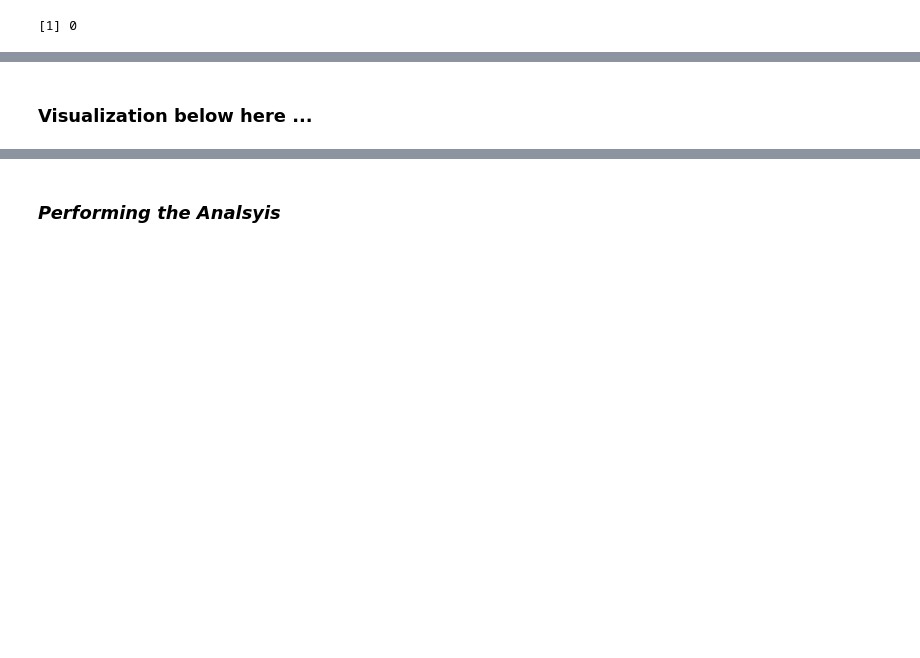
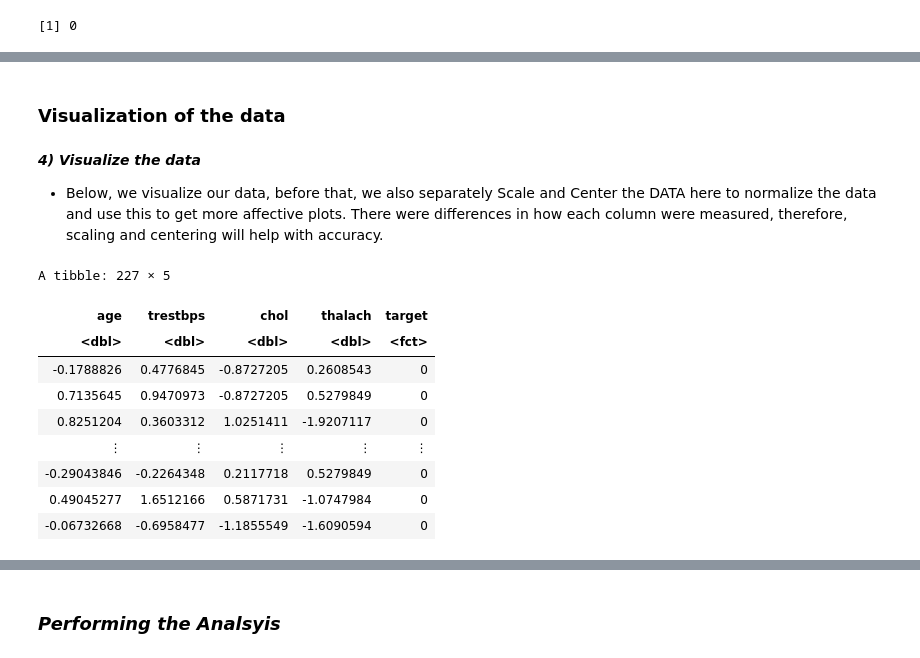
Before and after one commit to sadia-kd/DSCI-Project, a Jupyter notebook: Final Project Report.ipynb, the cells around one changed output, grey strips where cells are left out. Saved outputs shown, nothing was run; the diff lists cells and outputs as text; code cells hidden in the pictures; blank space fills up the shorter version.

```diff
--- a/Final Project Report.ipynb
+++ b/Final Project Report.ipynb
@@ -118,2 +128,26 @@ summary(heart_disease_train)
-# %% [markdown]
-### Visualization below here ...
+# %% [markdown]
+### Visualization of the data
+# %% [markdown]
+***4) Visualize the data***
+- Below, we visualize our data, before that, we also separately Scale and Center the DATA here to normalize the data and use this to get more affective plots. There were differences in how each column were measured, therefore, scaling and centering will help with accuracy.
+# %%
+# scale and center + prep and bake to inspect the result of the preprocessing steps
+
+scaled_heart_disease <- recipe(target  ~ ., data = heart_disease_train) %>%
+    step_scale(all_predictors()) %>%
+    step_center(all_predictors()) %>%
+    prep() %>%
+    bake(heart_disease_train)
+
+scaled_heart_disease
+# %% [output]
+A tibble: 227 × 5
+| age | trestbps | chol | thalach | target |
+| <dbl> | <dbl> | <dbl> | <dbl> | <fct> |
+| -0.1788826 | 0.4776845 | -0.8727205 | 0.2608543 | 0 |
+| 0.7135645 | 0.9470973 | -0.8727205 | 0.5279849 | 0 |
+| 0.8251204 | 0.3603312 | 1.0251411 | -1.9207117 | 0 |
+| ⋮ | ⋮ | ⋮ | ⋮ | ⋮ |
+| -0.29043846 | -0.2264348 | 0.2117718 | 0.5279849 | 0 |
+| 0.49045277 | 1.6512166 | 0.5871731 | -1.0747984 | 0 |
+| -0.06732668 | -0.6958477 | -1.1855549 | -1.6090594 | 0 |
```
Also changed, not shown: parts of 29 cells of this notebook.
